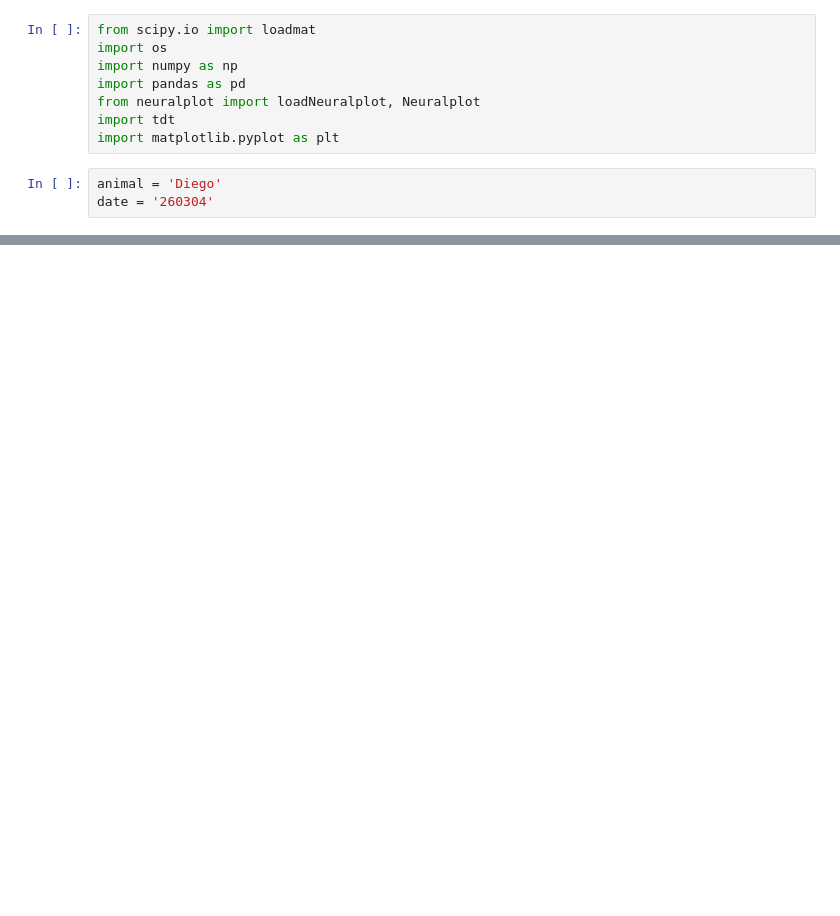
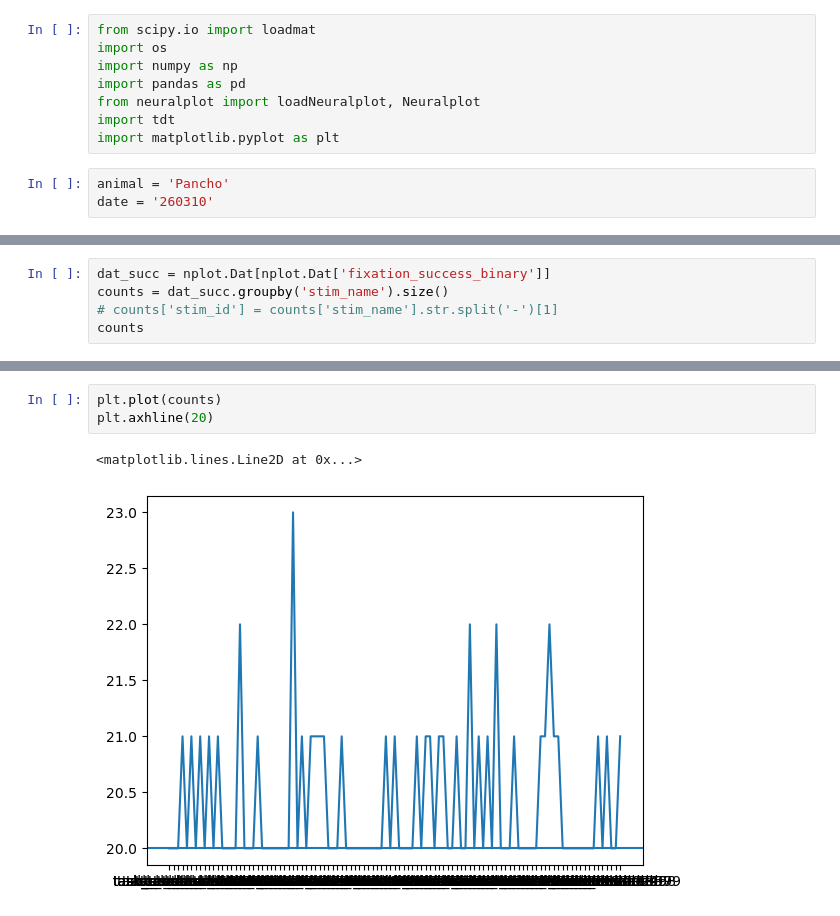
Before and after one commit to danhan51/neuralplot, a Jupyter notebook: 260420_check_stim_counts_nb.ipynb, the cells around one changed output, grey strips where cells are left out. Cells and saved outputs as stored; diff of their text form; blank space fills up the shorter version.

```diff
--- a/260420_check_stim_counts_nb.ipynb
+++ b/260420_check_stim_counts_nb.ipynb
@@ -10,8 +13,8 @@ from neuralplot import loadNeuralplot, Neuralplot
 import tdt
 import matplotlib.pyplot as plt
 # %%
-animal = 'Diego'
-date = '260304'
+animal = 'Pancho'
+date = '260310'
 # %%
 #NOTE: Change paths to local dirs in this function >>
 nplot = loadNeuralplot(animal, date)
@@ -24,0 +208,5 @@ NameError: name 'nplot' is not defined
+# %%
+dat_succ = nplot.Dat[nplot.Dat['fixation_success_binary']]
+counts = dat_succ.groupby('stim_name').size()
+# counts['stim_id'] = counts['stim_name'].str.split('-')[1]
+counts
@@ -24,0 +227,6 @@ NameError: name 'nplot' is not defined
+# %%
+plt.plot(counts)
+plt.axhline(20)
+# %% [output]
+<matplotlib.lines.Line2D at 0x...>
+[figure, added]
```
Also changed, not shown: parts of 14 cells of this notebook, 3 other files.
